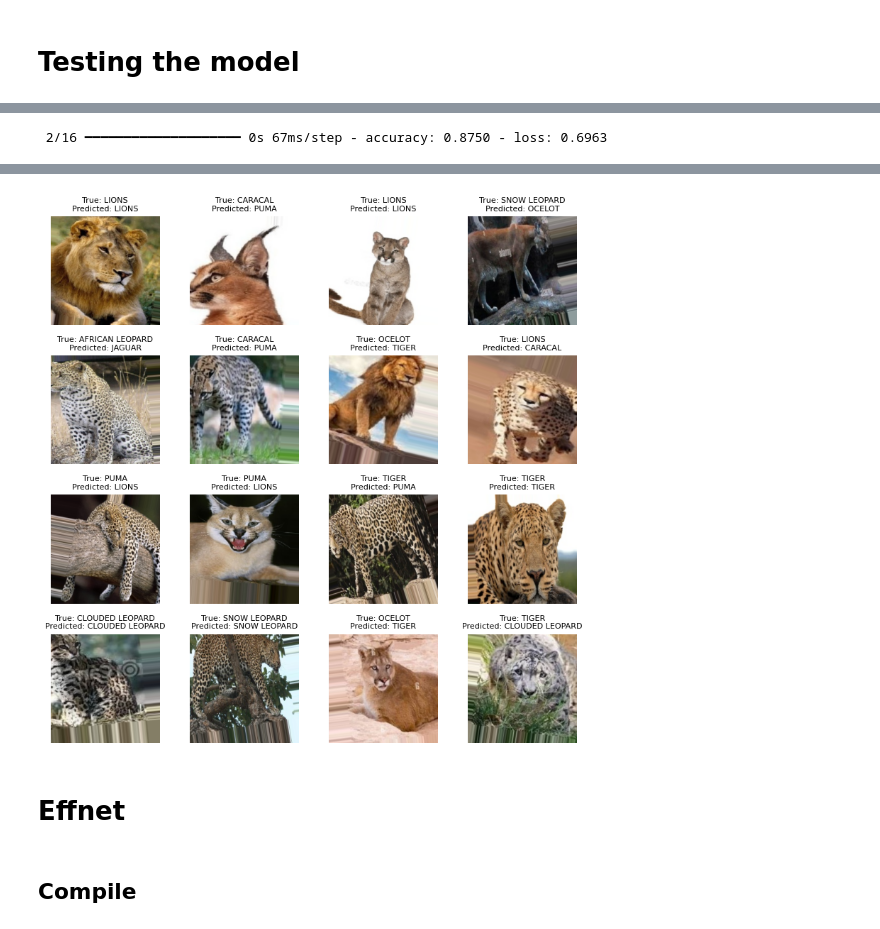
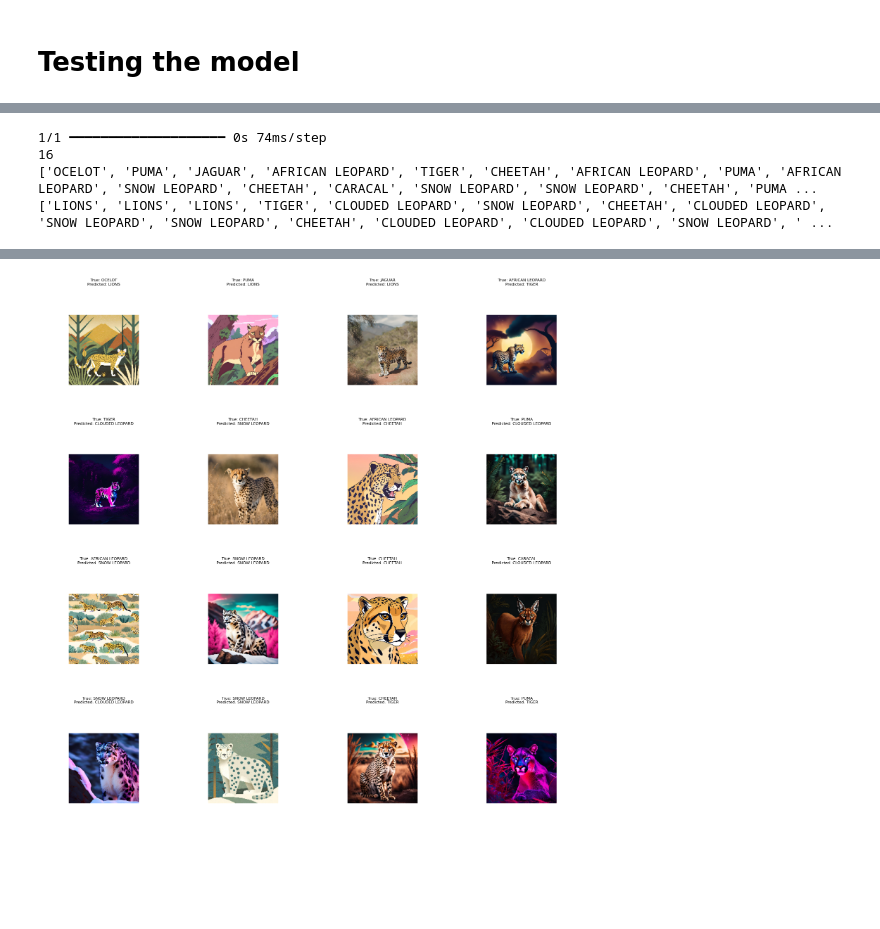
Before and after one commit to Pukazec/ComputerVision, a Jupyter notebook: myCode.ipynb, the cells around one changed output, grey strips where cells are left out. Cells and saved outputs as stored; diff of their text form; code cells hidden in the pictures; blank space fills up the shorter version.

```diff
--- a/myCode.ipynb
+++ b/myCode.ipynb
@@ -69,6 +96,6 @@ Class names: ['AFRICAN LEOPARD', 'CARACAL', 'CHEETAH', 'CLOUDED LEOPARD', 'JAGUA
 # %%
 # Build the model
-model = keras.Sequential([
+my_model = keras.Sequential([
     keras.layers.Conv2D(32, (3, 3), activation='relu', input_shape=(img_size, img_size, 3)),
     keras.layers.Conv2D(32, (3, 3), activation='relu'),
     keras.layers.MaxPooling2D((2, 2)),
@@ -77,11 +104,11 @@ model = keras.Sequential([
     keras.layers.MaxPooling2D((2, 2)),
     keras.layers.Flatten(),
     keras.layers.Dense(64, activation='relu'),
-    keras.layers.Dense(len(class_names), activation='softmax'),
+    keras.layers.Dense(class_names_len, activation='softmax'),
 ])
 
 # Compile the model
-model.compile(optimizer='Adam',
+my_model.compile(optimizer='Adam',
               loss='categorical_crossentropy',
               metrics=['accuracy'])
 
@@ -92,10 +119,4 @@ checkpoint_dir = os.path.dirname(checkpoint_path)
 cp_callback = keras.callbacks.ModelCheckpoint(filepath=checkpoint_path,
                                                  save_weights_only=True,
                                                  verbose=1)
-
-
-# Train the model
-history = model.fit(train_generator,
-                    epochs=20,
-                    validation_data=valid_generator,
-                    callbacks=[cp_callback])
+metrics_my = Metrics(validation_data)
@@ -151,52 +444,20 @@ plt.show()
 # %%
-# Evaluate the model on the test dataset
-test_loss, test_acc = model.evaluate(test_generator)
-print('Test accuracy:', test_acc)
-
-# Generate predictions
-predictions = model.predict(test_generator, steps=test_generator.samples // test_generator.batch_size + 1)
+# Collect true labels and model predictions
+x_batch, y_batch = test_generator[0]
+predictions = my_model.predict(x_batch)
+true_labels = np.argmax(y_batch, axis=1)  # Convert one-hot encoded labels to class indices
 predicted_labels = np.argmax(predictions, axis=1)
-
-# Gather true labels
-true_labels = []
-for i in range(len(test_generator)):
-    _, labels = test_generator[i]
-    true_labels.extend(np.argmax(labels, axis=1))
-true_labels = np.array(true_labels)
-
-# Calculate F1 score
-f1 = f1_score(true_labels, predicted_labels[:len(true_labels)], average='weighted')
-print('F1 Score: ', f1)
-
-# Classification report
-report = classification_report(true_labels, predicted_labels[:len(true_labels)], target_names=class_names)
-print('Classification Report:\n', report)
-
-# Make predictions on the test dataset
-# Collect true labels and model predictions
-true_labels = []
-predicted_labels = []
-class_names = list(test_generator.class_indices.keys())
-for i in range(10):
-    x_batch, y_batch = train_generator[i]
-    predictions = model.predict(x_batch)
-    true_labels.extend(np.argmax(y_batch, axis=1))  # Convert one-hot encoded labels to class indices
-    predicted_labels.extend(np.argmax(predictions, axis=1))
-
-    # print('true_labels', true_labels)
-    # print('predicted_labels', predicted_labels)
-
 
 true_class_labels = [class_names[i] for i in true_labels]
 predicted_class_labels = [class_names[i] for i in predicted_labels]
 
-print('true_class_labels', true_class_labels)
-print('predicted_class_labels', predicted_class_labels)
+print(len(x_batch))
+print(true_class_labels)
+print(predicted_class_labels)
 
 # Plot true labels and predicted labels
-plt.figure(figsize=(8, 8))
-num_samples_to_display = min(16, len(x_batch))  # Display up to 10 samples or less if available
-for i in range(num_samples_to_display):
+plt.figure(figsize=(16, 16))
+for i in range(min(16, len(x_batch))):
     plt.subplot(4, 4, i + 1)
     plt.imshow(x_batch[i])
     plt.title(f'True: {true_class_labels[i]}\nPredicted: {predicted_class_labels[i]}', fontsize=8)
@@ -205,4 +466,7 @@ for i in range(num_samples_to_display):
 plt.tight_layout()
 plt.show()
 # %% [output]
- 2/16 ━━━━━━━━━━━━━━━━━━━━ 0s 67ms/step - accuracy: 0.8750 - loss: 0.6963
+1/1 ━━━━━━━━━━━━━━━━━━━━ 0s 74ms/step
+16
+['OCELOT', 'PUMA', 'JAGUAR', 'AFRICAN LEOPARD', 'TIGER', 'CHEETAH', 'AFRICAN LEOPARD', 'PUMA', 'AFRICAN LEOPARD', 'SNOW LEOPARD', 'CHEETAH', 'CARACAL', 'SNOW LEOPARD', 'SNOW LEOPARD', 'CHEETAH', 'PUMA ...
+['LIONS', 'LIONS', 'LIONS', 'TIGER', 'CLOUDED LEOPARD', 'SNOW LEOPARD', 'CHEETAH', 'CLOUDED LEOPARD', 'SNOW LEOPARD', 'SNOW LEOPARD', 'CHEETAH', 'CLOUDED LEOPARD', 'CLOUDED LEOPARD', 'SNOW LEOPARD', ' ...
@@ -226,5 +473 @@ predicted_class_labels ['LIONS', 'PUMA', 'LIONS', 'OCELOT', 'JAGUAR', 'PUMA', 'T
-[figure, old version]
+[figure, new version]
-# %% [markdown]
-# Effnet
-# %% [markdown]
-## Compile
```
Also changed, not shown: parts of 21 cells of this notebook, 2 other files.
